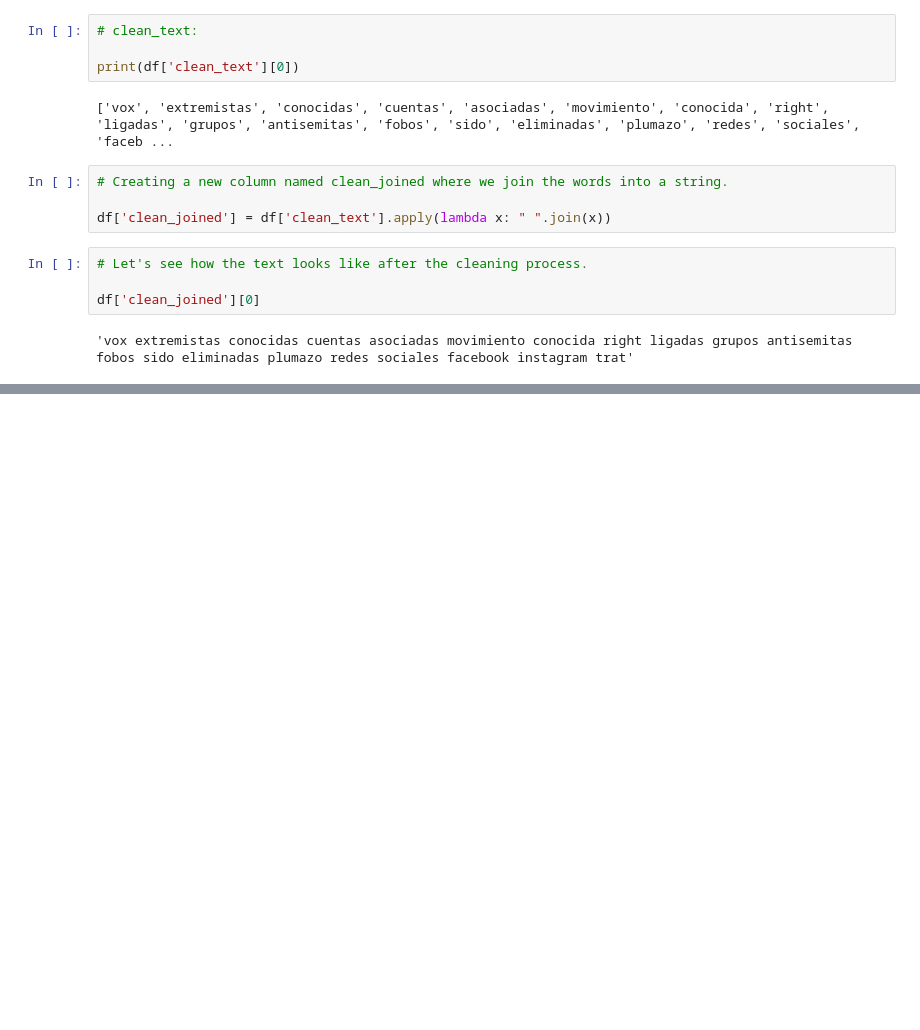
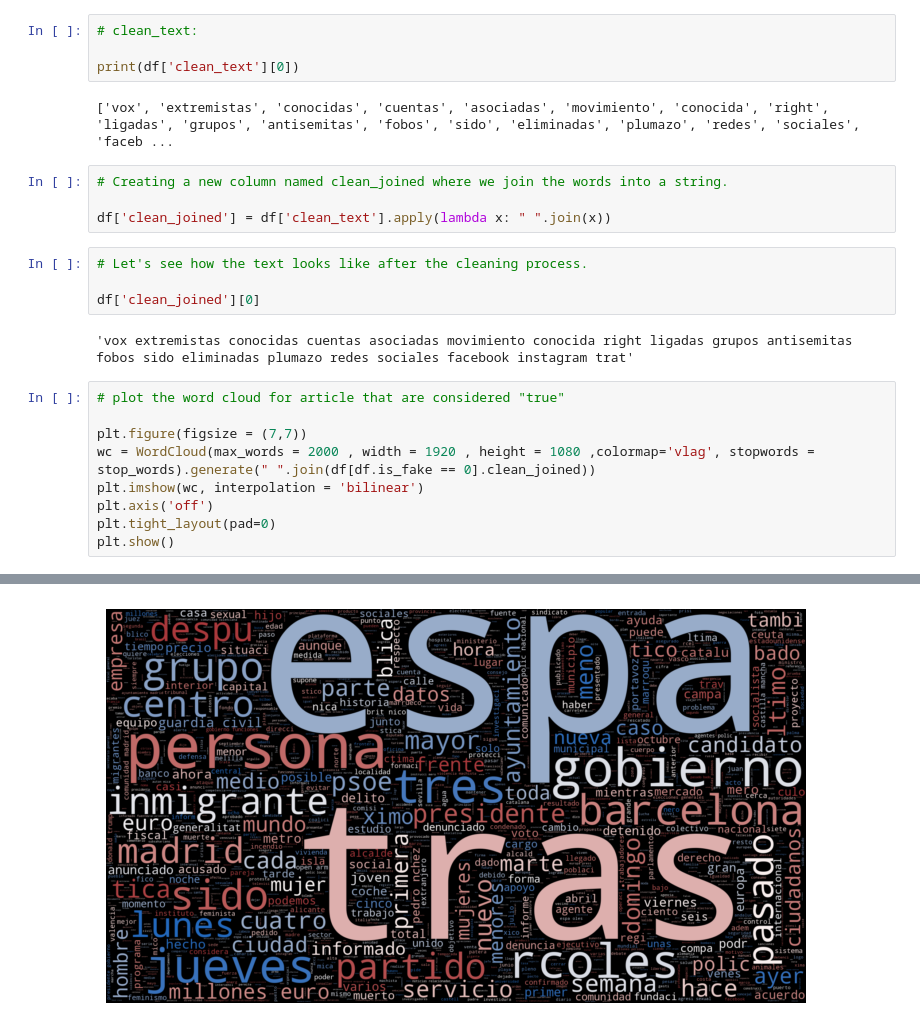
Before and after one commit to msantanarod/Fake-news-detector-Spanish-Edition, a Jupyter notebook: Fake News Detector - Spanish Edition.ipynb, the cells around one changed output, grey strips where cells are left out. Cells and saved outputs as stored; diff of their text form; blank space fills up the shorter version.

```diff
--- a/Fake News Detector - Spanish Edition.ipynb
+++ b/Fake News Detector - Spanish Edition.ipynb
@@ -166,3 +166,13 @@ df['clean_joined'] = df['clean_text'].apply(lambda x: " ".join(x))
 df['clean_joined'][0]
 # %% [output]
 'vox extremistas conocidas cuentas asociadas movimiento conocida right ligadas grupos antisemitas fobos sido eliminadas plumazo redes sociales facebook instagram trat'
+# %%
+# plot the word cloud for article that are considered "true"
+
+plt.figure(figsize = (7,7))
+wc = WordCloud(max_words = 2000 , width = 1920 , height = 1080 ,colormap='vlag', stopwords = stop_words).generate(" ".join(df[df.is_fake == 0].clean_joined))
+plt.imshow(wc, interpolation = 'bilinear')
+plt.axis('off')
+plt.tight_layout(pad=0)
+plt.show()
+# %% [output]
@@ -168,0 +180 @@ df['clean_joined'][0]
+[figure, added]
```
Also changed, not shown: parts of 2 cells of this notebook.
